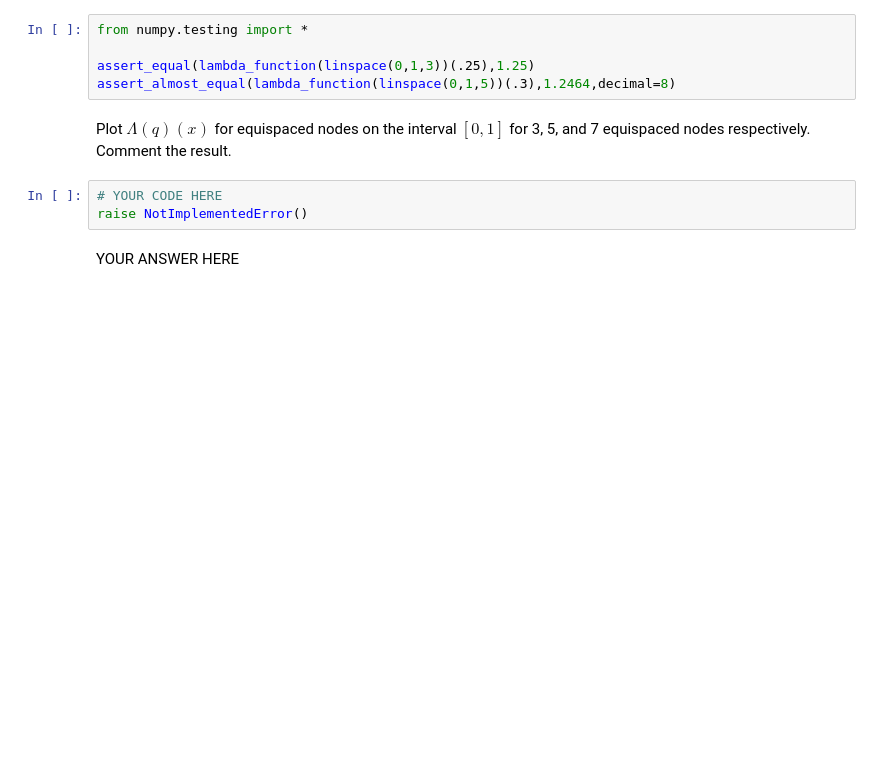
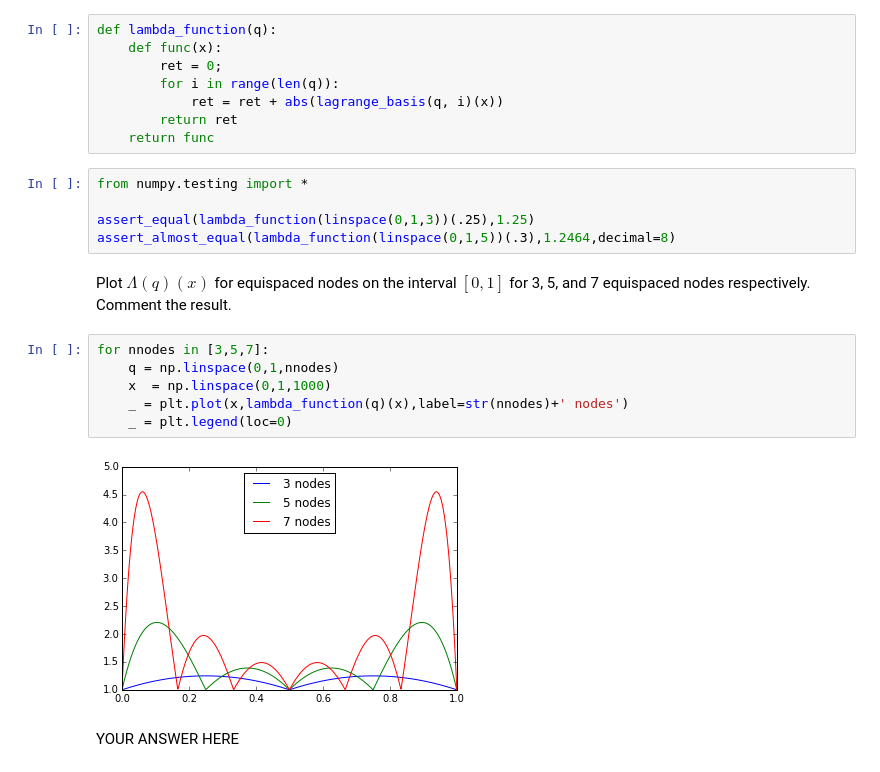
Before and after one commit to sissa/P1.4_seed, a Jupyter notebook: assignments/release/Basics/D2-exercises.ipynb, the cells around one changed output. Saved outputs shown, nothing was run; the diff lists cells and outputs as text; blank space fills up the shorter version.

```diff
--- a/assignments/release/Basics/D2-exercises.ipynb
+++ b/assignments/release/Basics/D2-exercises.ipynb
@@ -29,3 +31,11 @@ raise NotImplementedError()
+# %%
+def lambda_function(q):
+    def func(x):
+        ret = 0;
+        for i in range(len(q)):
+            ret = ret + abs(lagrange_basis(q, i)(x))
+        return ret
+    return func
 # %%
 from numpy.testing import *
 
@@ -33,9 +43,14 @@ assert_equal(lambda_function(linspace(0,1,3))(.25),1.25)
 assert_almost_equal(lambda_function(linspace(0,1,5))(.3),1.2464,decimal=8)
 # %% [markdown]
 Plot $\Lambda(q)(x)$ for equispaced nodes on the interval $[0,1]$ for 3, 5, and 7 equispaced nodes respectively. Comment the result.
-# %%
-# YOUR CODE HERE
-raise NotImplementedError()
+# %%
+for nnodes in [3,5,7]:
+    q = np.linspace(0,1,nnodes)
+    x  = np.linspace(0,1,1000)
+    _ = plt.plot(x,lambda_function(q)(x),label=str(nnodes)+' nodes')
+    _ = plt.legend(loc=0)
+# %% [output]
+[figure, added]
 # %% [markdown]
 YOUR ANSWER HERE
 # %% [markdown]
```
Also changed, not shown: parts of 35 cells of this notebook.
